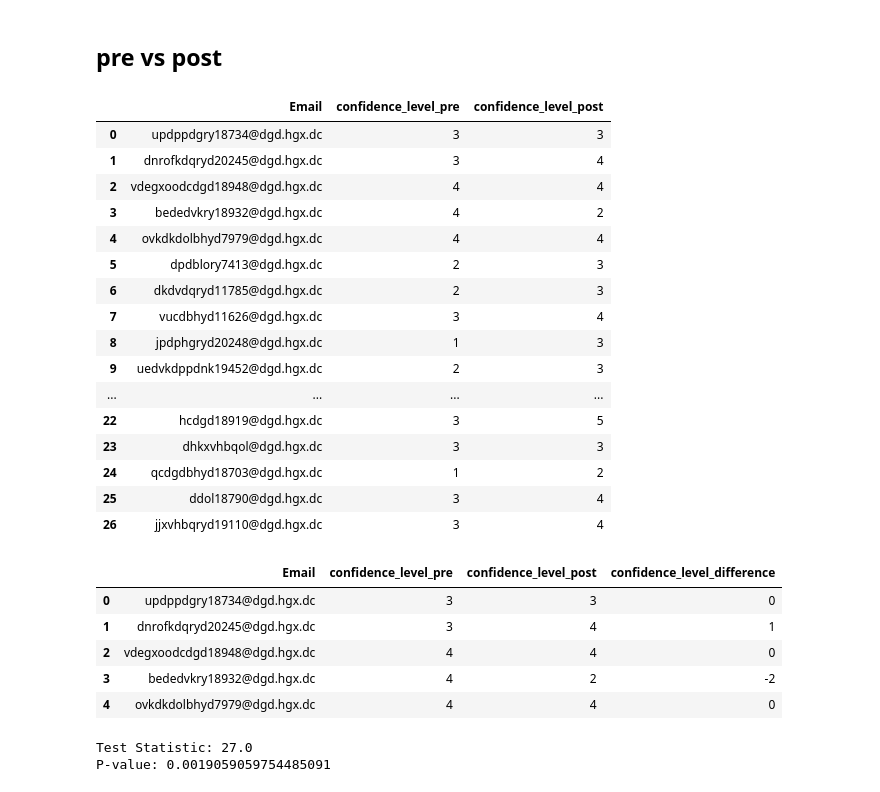
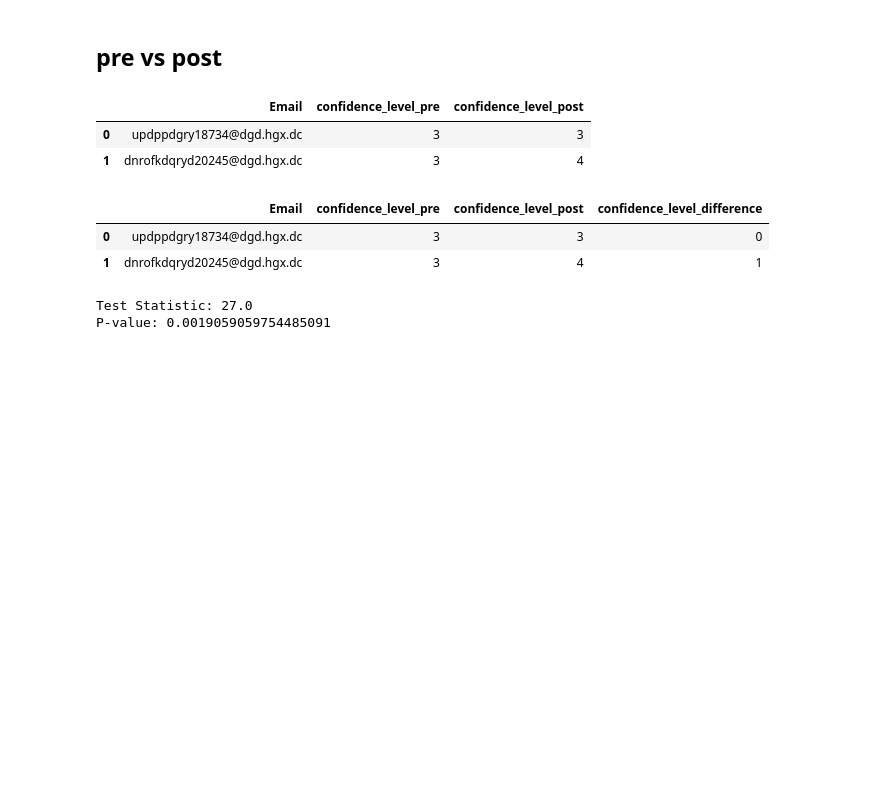
Before and after one commit to mimamverdiyev/Research, a Jupyter notebook: IL_session_assessment_(survey_analysis).ipynb, the cells around one changed output. Saved outputs shown, nothing was run; the diff lists cells and outputs as text; code cells hidden in the pictures; blank space fills up the shorter version.

```diff
--- a/IL_session_assessment_(survey_analysis).ipynb
+++ b/IL_session_assessment_(survey_analysis).ipynb
@@ -544,39 +538,22 @@ See the caveats in the documentation: https://pandas.pydata.org/pandas-docs/stab
 # %%
 # Merge datasets on the 'email' column
 df_merged = pd.merge(df_pre, df_post, on='Email')
-df_merged
+df_merged.head(2)
 # %% [output]
 |  | Email | confidence_level_pre | confidence_level_post |
 | 0 | updppdgry18734@dgd.hgx.dc | 3 | 3 |
 | 1 | dnrofkdqryd20245@dgd.hgx.dc | 3 | 4 |
-| 2 | vdegxoodcdgd18948@dgd.hgx.dc | 4 | 4 |
-| 3 | bededvkry18932@dgd.hgx.dc | 4 | 2 |
-| 4 | ovkdkdolbhyd7979@dgd.hgx.dc | 4 | 4 |
-| 5 | dpdblory7413@dgd.hgx.dc | 2 | 3 |
-| 6 | dkdvdqryd11785@dgd.hgx.dc | 2 | 3 |
-| 7 | vucdbhyd11626@dgd.hgx.dc | 3 | 4 |
-| 8 | jpdphgryd20248@dgd.hgx.dc | 1 | 3 |
-| 9 | uedvkdppdnk19452@dgd.hgx.dc | 2 | 3 |
-| ... | ... | ... | ... |
-| 22 | hcdgd18919@dgd.hgx.dc | 3 | 5 |
-| 23 | dhkxvhbqol@dgd.hgx.dc | 3 | 3 |
-| 24 | qcdgdbhyd18703@dgd.hgx.dc | 1 | 2 |
-| 25 | ddol18790@dgd.hgx.dc | 3 | 4 |
-| 26 | jjxvhbqryd19110@dgd.hgx.dc | 3 | 4 |
 # %%
 df_merged[['confidence_level_pre', "confidence_level_post"]]=df_merged[['confidence_level_pre', "confidence_level_post"]].astype(int)
 # %%
 # Calculate the differences between pre and post confidence levels
 df_merged['confidence_level_difference'] = df_merged['confidence_level_post'] - df_merged['confidence_level_pre']
 # %%
-df_merged.head()
+df_merged.head(2)
 # %% [output]
 |  | Email | confidence_level_pre | confidence_level_post | confidence_level_difference |
 | 0 | updppdgry18734@dgd.hgx.dc | 3 | 3 | 0 |
 | 1 | dnrofkdqryd20245@dgd.hgx.dc | 3 | 4 | 1 |
-| 2 | vdegxoodcdgd18948@dgd.hgx.dc | 4 | 4 | 0 |
-| 3 | bededvkry18932@dgd.hgx.dc | 4 | 2 | -2 |
-| 4 | ovkdkdolbhyd7979@dgd.hgx.dc | 4 | 4 | 0 |
 # %%
 # Perform Wilcoxon Signed-Rank test
 statistic, p_value = wilcoxon(df_merged['confidence_level_difference'])
```
Also changed, not shown: parts of 12 cells of this notebook.
